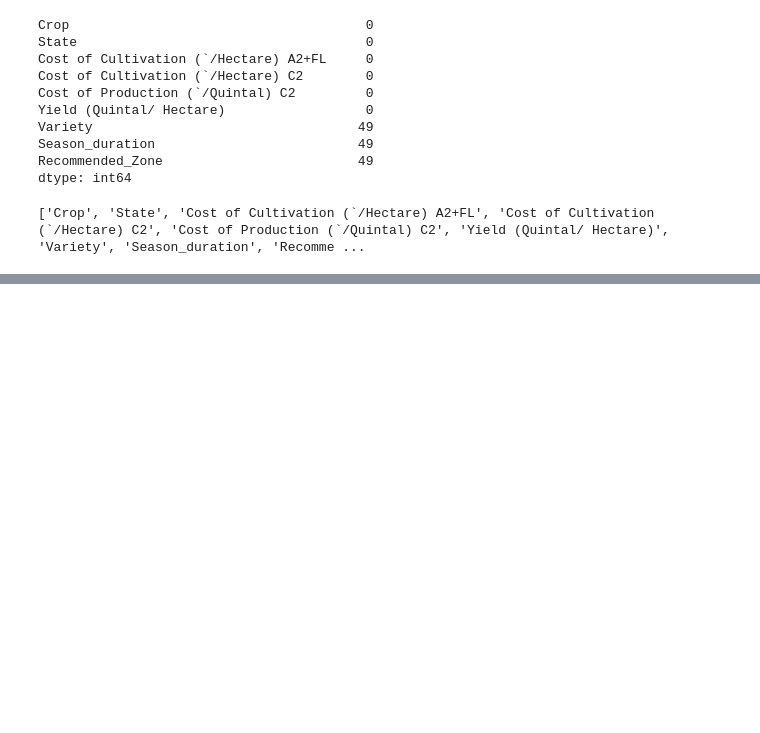
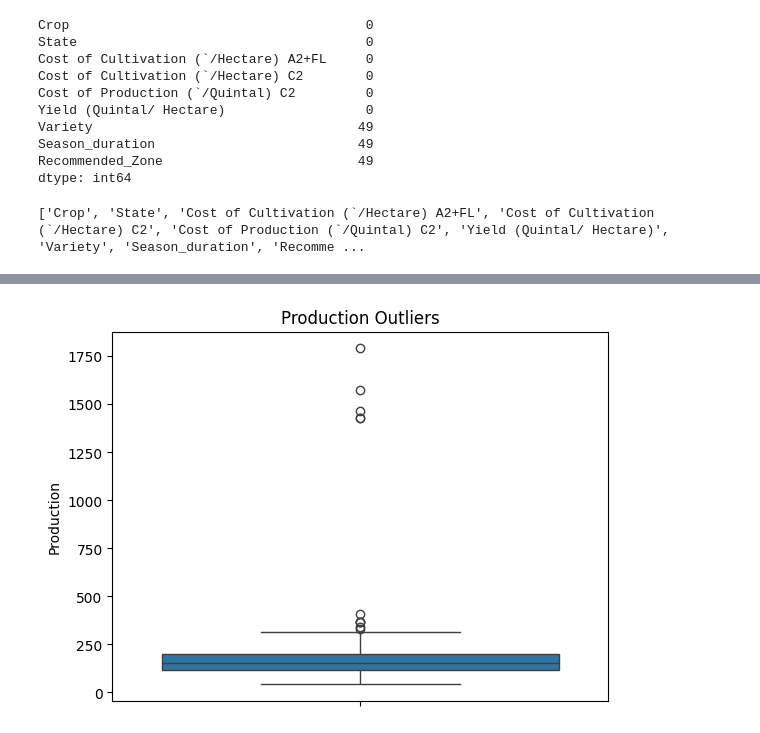
Before and after one commit to shadinmc/Agri-Crop-Prediction-India, a Jupyter notebook: notebooks/Agri_Analysis.ipynb, the cells around one changed output, grey strips where cells are left out. Saved outputs shown, nothing was run; the diff lists cells and outputs as text; code cells hidden in the pictures; blank space fills up the shorter version.

Commit message:
Week 1: Data loading and cleaning complete

```diff
--- a/notebooks/Agri_Analysis.ipynb
+++ b/notebooks/Agri_Analysis.ipynb
@@ -212,0 +215,7 @@ df_merged.head()
+# %%
+sns.boxplot(data=df_yield_prod, y='Production')
+plt.title('Production Outliers')
+plt.show()
+df_yield_prod['Production'] = df_yield_prod['Production'].clip(upper=df_yield_prod['Production'].quantile(0.99))
+# %% [output]
+[figure, added]
```
Also changed, not shown: parts of 17 cells of this notebook, 8 other files.
